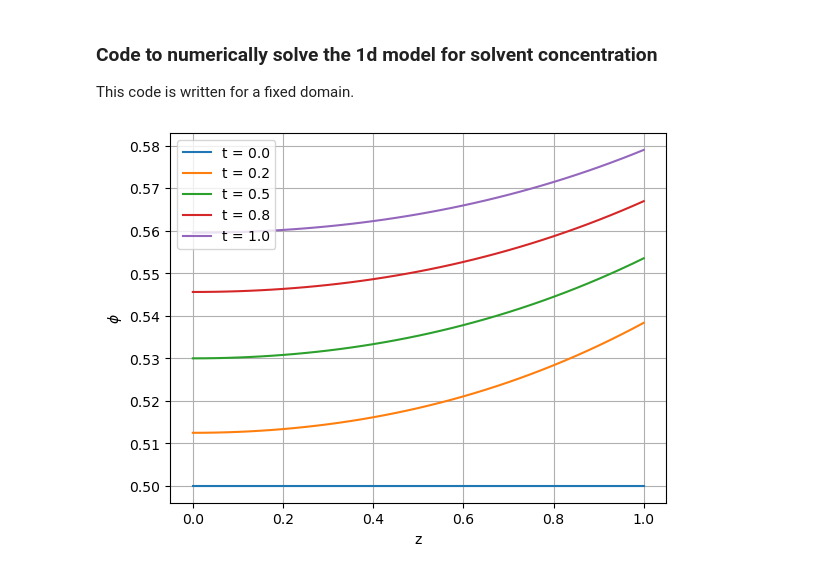
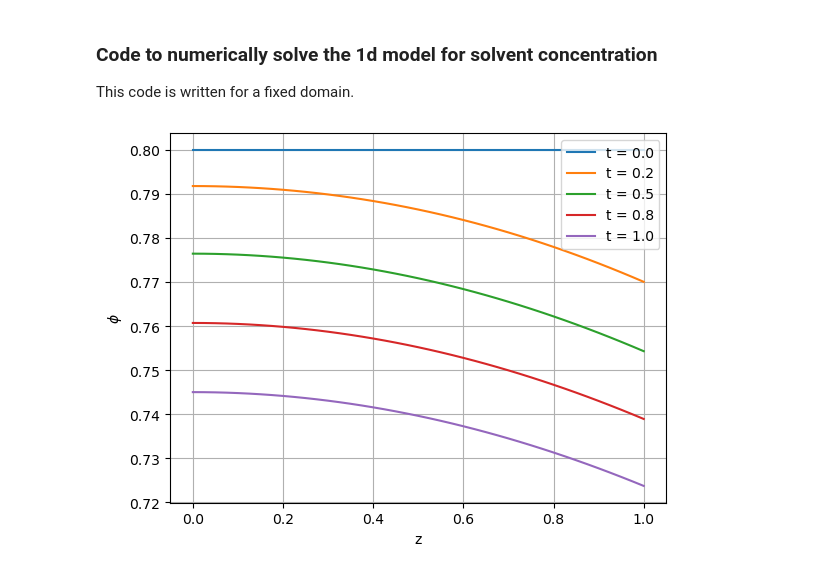
Before and after one commit to ui23013/TechnicalProject, a Jupyter notebook: 1d_model_v1.ipynb, the cells around one changed output. Drawn from its saved outputs; the diff is of its cells as text; code cells hidden in the pictures.

```diff
--- a/1d_model_v1.ipynb
+++ b/1d_model_v1.ipynb
@@ -10,14 +10,11 @@ import matplotlib.pyplot as plt
 Pe = 1
 delta = 2
 a = 2
-phi_e = 0.75
+phi_e = 0.5
 
 # initial conditions
 h_0 = 1
-phi_0 = 0.5
-
-# define domain parameters
-dx = 0.025
+phi_0 = 0.8
 
 # define diffusivity functions
 def D(u):
@@ -35,15 +32,15 @@ def F(u, N, Pe, delta, a, phi_e, dx, D, D_prime):
     u_ghost2 = u[N-1] - ((2*Pe*dx)/D(u[N]))*(1-u[N])*(u[N]- phi_e)
 
     # on substrate boundary
-    F[0] = (1/Pe)* (D(u[0])*(u[1] - 2*u[0] +u_ghost1)/dx**2 + D_prime(u[0])*(u[1]-u_ghost1)/(2*dx))
+    F[0] = (1/Pe)* (D(u[0])*(u[1] - 2*u[0] +u_ghost1)/dx**2 + D_prime(u[0])*((u[1]-u_ghost1)/(2*dx))**2)
 
     # at free surface
-    F[-1] = (1/Pe)* (D(u[-1])*(u_ghost2 - 2*u[-1] +u[-2])/dx**2 + D_prime(u[-1])*(u_ghost2 - u[-2])/(2*dx))
+    F[-1] = (1/Pe)* (D(u[-1])*(u_ghost2 - 2*u[-1] +u[-2])/dx**2 + D_prime(u[-1])*((u_ghost2 - u[-2])/(2*dx))**2)
 
     # interior grid points
-    for i in range(1, N):
-        F[i] = (1/Pe)* (D(u[i])*(u[i+1] - 2*u[i] +u[i-1])/dx**2 + D_prime(u[i])*(u[i+1] - u[i-1])/(2*dx))
-
+    # for i in range(1, N):
+        # F[i] = (1/Pe)* (D(u[i])*(u[i+1] - 2*u[i] +u[i-1])/dx**2 + D_prime(u[i])*((u[i+1] - u[i-1])/(2*dx))**2)
+    F[1:N] = (1/Pe) * (D(u[1:N]) * (u[2:N+1] - 2*u[1:N] + u[0:N-1]) / dx**2+ D_prime(u[1:N]) * ((u[2:N+1] - u[0:N-1]) / (2*dx))**2)
     return F
 
 def euler_method(F, tspan, u_0, Nt, N, Pe, delta, a, phi_e, dx, D, D_prime):
@@ -64,35 +61,34 @@ def euler_method(F, tspan, u_0, Nt, N, Pe, delta, a, phi_e, dx, D, D_prime):
         u_sol[k+1] = u_sol[k] + dt * F(u_sol[k], N, Pe, delta, a, phi_e, dx, D, D_prime)
 
     return t, u_sol
 
 
-# solving
-
 # spatial discretisation
-N = int(h_0 / dx)
+dx = 0.025
+N = round(h_0 / dx)
 x = np.linspace(0, h_0, N + 1)
 
 # time discretisation
 tspan = [0, 1]
 
 dt = 0.0001
-Nt = int((tspan[1] - tspan[0]) / dt)
+Nt = round((tspan[1] - tspan[0]) / dt)
 
 # initial condition
 u_0 = np.full(N + 1, phi_0)
 
 t, u_sol = euler_method(F, tspan, u_0, Nt, N, Pe, delta, a, phi_e, dx, D, D_prime)
 
 times_to_plot = [0, 0.25, 0.5, 0.75, 1]
 
 for time in times_to_plot:
     k = np.argmin(np.abs(t - time))
     plt.plot(x, u_sol[k, :], label=f't = {t[k]:.1f}')
 
 plt.xlabel('z')
 plt.ylabel(r'$\phi$')
 plt.legend()
 plt.grid(True)
 plt.show()
 # %% [output]
-[figure, old version]
+[figure, new version]
```
Also changed, not shown: parts of 2 cells of this notebook.
